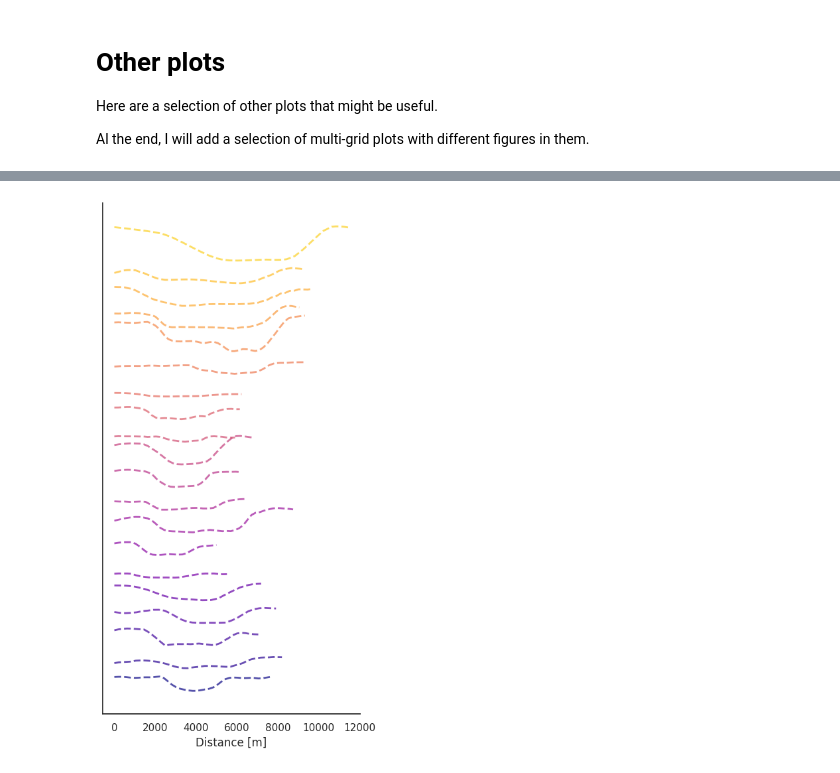
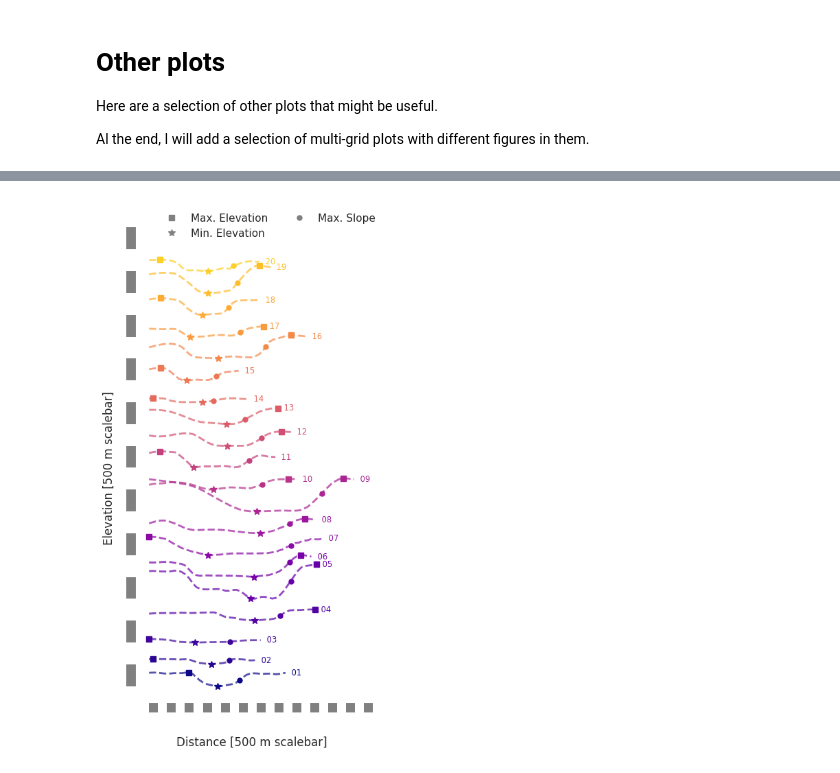
Before and after one commit to murphyqm/martian-topographic-profiles, a Jupyter notebook: Topographic_profiles_workbook.ipynb, the cells around one changed output, grey strips where cells are left out. Drawn from its saved outputs; the diff is of its cells as text; code cells hidden in the pictures.

Commit message:
Update Topographic_profiles_workbook.ipynb
Order file names and add to final plot

```diff
--- a/Topographic_profiles_workbook.ipynb
+++ b/Topographic_profiles_workbook.ipynb
@@ -1178,6 +1178,13 @@ Processing: Profile_9.txt
 Here are a selection of other plots that might be useful.
 
 Al the end, I will add a selection of multi-grid plots with different figures in them.
+# %%
+def format_profile_name_2(profile_name):
+    # Remove the file extension
+    formatted_name = profile_name.replace(".txt", "")
+    # Replace Profile and underscore
+    formatted_name = formatted_name.replace("Profile_", " ")
+    return formatted_name
 # %%
 # reset and themes
 mpl.rc_file_defaults()
@@ -1230,8 +1237,26 @@ for file_name in sorted(uploaded.keys()):
 
     # Shift the profile to have lowest point at y = 0
     y_shifted = (y - np.min(y)) + base_value
+    # shift values up along y
+    base_value = base_value + increment
 
-    base_value = base_value + increment
+    # find the minimum y to plot
+    min_y_val = np.argmin(y_shifted)
+    min_y_x = x[min_y_val]
+    new_min_y = np.min(y_shifted)
+
+    # find maximum slope change (rhs)
+    spacing = x[1] - x[0]
+    y_grad = np.gradient(y, spacing)
+    max_y_slope_index = np.argmax(y_grad)
+    max_y_slope_x = x[max_y_slope_index]
+    max_y_slope = y_shifted[max_y_slope_index]
+
+    # calculating actual maximum y value
+    max_y_val = np.argmax(y_shifted)
+    max_y_x = x[max_y_val]
+    new_max_y = np.max(y_shifted)
+
 
 
     x_shifted = x # don't shift
@@ -1241,9 +1266,21 @@ for file_name in sorted(uploaded.keys()):
     all_x.append(x_shifted)
     all_y.append(y_shifted)
 
-    # Plot individual file with grey color
-    # note we replace "label=file_name" with "label=format_profile_name(file_name)""
-    plt.plot(x_shifted, y_shifted, label=format_profile_name(file_name), color=colors[i], ls="--", lw=2, alpha=0.7)
+    # plot each profile
+    plt.plot(x_shifted, y_shifted,color=colors[i], ls="--", lw=2, alpha=0.7)
+
+    # plot each profile name - if you want to change this to actually say profile, remove the "_2" from the function call
+    plt.text(x_shifted[-1]+ 200, y_shifted[-1] - 50, format_profile_name_2(file_name), color=colors[i], size="x-small")
+
+    # These define different points on the line
+    # Maybe if you use like the "Max slope" on rhs to align the profiles in another plot
+    # (like in the last plot)
+    # You could then include this point to show like how they were aligned/where that point is
+    # It also shows like why the centre deepest point/highest point might not be a good place to align (because it jumps from side to side)
+    plt.plot(max_y_x, new_max_y , marker = "s", color=colors[i], ms=6, label = "Max. Elev.")
+    plt.plot(min_y_x, new_min_y , marker = "*", color=colors[i], ms=7, label="Min. Elev.")
+    plt.plot(max_y_slope_x, max_y_slope , marker = "o", color=colors[i], ms=5, label="Max slope")
+
     i+=1
 
 # Interpolate individual profiles onto a common x axis
@@ -1256,40 +1293,44 @@ for i, y in enumerate(all_y):
 # Calculate average profile
 avg_y = np.mean(interp_y, axis=0)
 
-# Plot average profile as dashed red line
-# plt.plot(common_x, avg_y, label='Mean Profile', color='k', linestyle='-', linewidth=2.5, alpha=0.7)
 
 # Calculate standard deviation of profiles
 std_y = np.std(interp_y, axis=0)
 
-# Plot standard deviation as transparent red area around average
-# plt.fill_between(common_x, avg_y - std_y, avg_y + std_y, color='grey', alpha=0.3)
-
-# Set the x and y axis limits
-# plt.xlim(x_min-10, x_max+10)
-# plt.ylim(y_min-10, y_max+10)
 
 # Set the height and width of the plot
 plt.gcf().set_size_inches(plot_width, plot_height)
 
-# Add labels and legend
-plt.xlabel('Distance [m]')
-plt.ylabel('Elevation [m]')
-# plt.title('Topographic Profiles of Profiles, shifted to align lowest points')
 
-# legend work - need to add a custom patch
-# thanks to CreekGeek - https://stackoverflow.com/questions/39500265/how-to-manually-create-a-legend
-# where some data has already been plotted to ax
-handles, labels = plt.gca().get_legend_handles_labels()
+plt.gca().set(yticks=[], ylabel="Elevation [500 m scalebar]")
+plt.gca().set(xticks=[], xlabel="Distance [500 m scalebar]")
+sns.despine(left=True, bottom=True)
 
-# manually define a new patch
-red_patch = mpatches.Patch(color='grey', label='St. Dev.', alpha=0.3)
-handles.append(red_patch)
+j = 0
+while j < 11000:
+    plt.plot([-1000, -1000], [j, j + 500], lw = 10, solid_capstyle="butt", c="grey")
+    j += 1000
 
-# plt.legend(handles=handles, loc='center left', bbox_to_anchor=(1, 0.5))
+j = 0
+while j < 12100:
+    plt.plot([j, j + 500], [-500, -500], lw = 10, solid_capstyle="butt", c="grey")
+    j += 1000
 
-plt.gca().set(yticks=[], ylabel="")
-sns.despine()
+
+# create manual legend handles
+max_elev = Line2D([0], [0], marker='s', markersize=6,
+         markeredgecolor='grey', markerfacecolor='grey', linestyle='')
+
+min_elev = Line2D([0], [0], marker='*', markersize=7,
+         markeredgecolor='grey', markerfacecolor='grey', linestyle='')
+
+max_slope = Line2D([0], [0], marker='o', markersize=5,
+         markeredgecolor='grey', markerfacecolor='grey', linestyle='')
+
+handles = [max_elev, min_elev, max_slope]
+labels = ["Max. Elevation", "Min. Elevation", "Max. Slope"]
+
+plt.legend(handles, labels, frameon=False, ncol=2)
 
 # Save the plot as an .svg or .png file
 
@@ -1320 +1361 @@ Processing: Profile_9.txt
-[figure, old version]
+[figure, new version]
```
Also changed, not shown: parts of 12 cells of this notebook.
